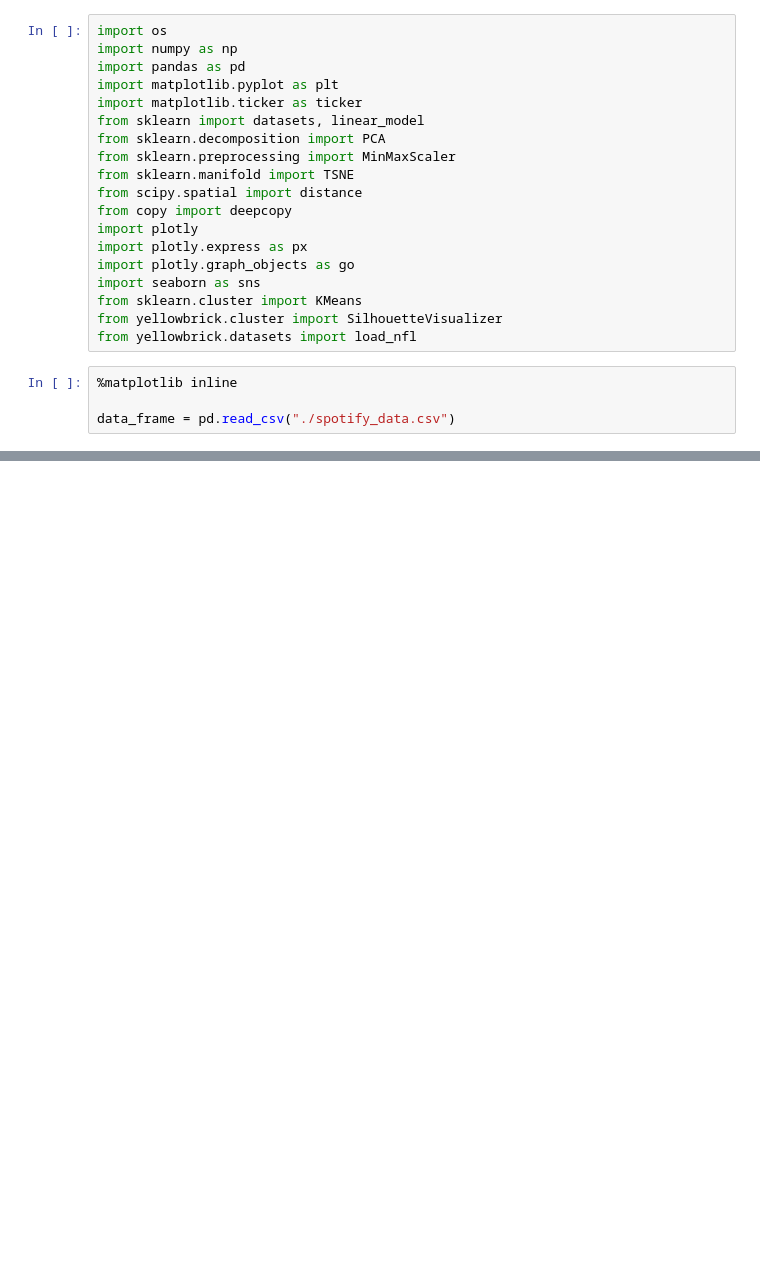
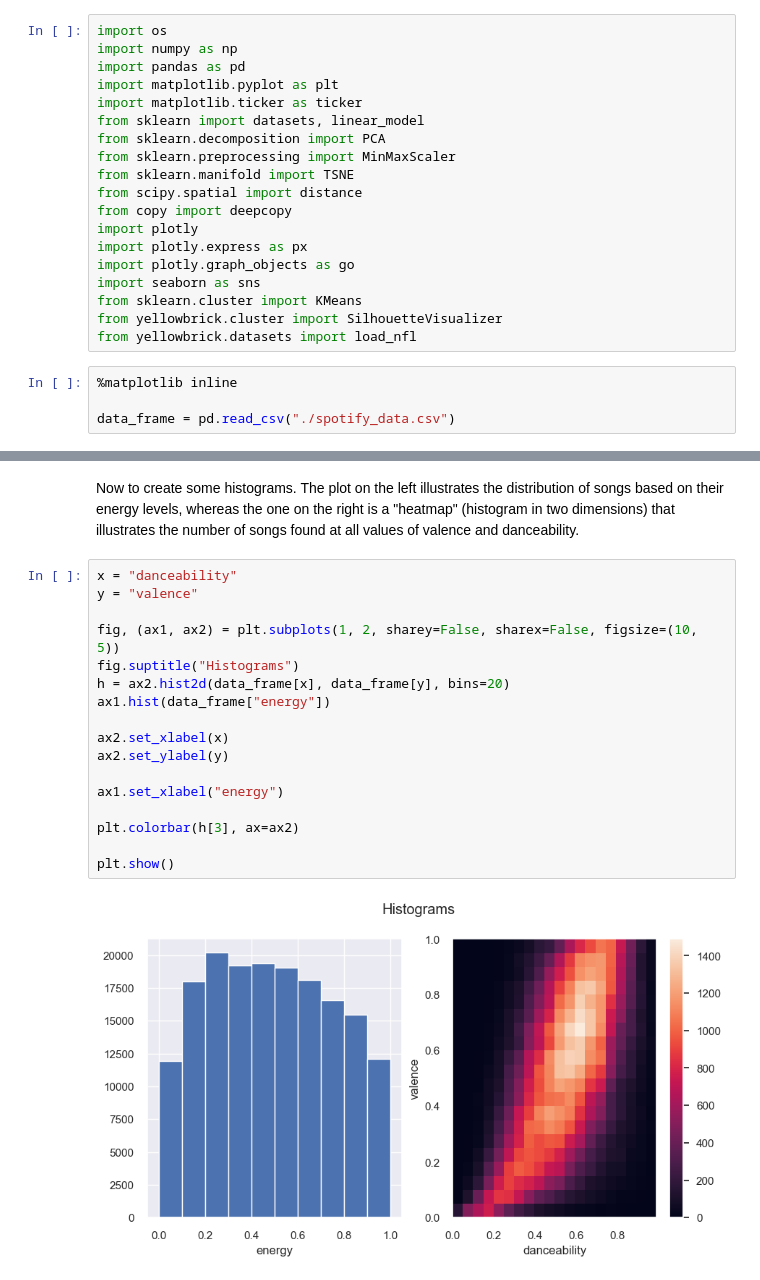
Before and after one commit to islem711/Spotify-Data-Analysis, a Jupyter notebook: Spotify-Data-Analysis.ipynb, the cells around one changed output, grey strips where cells are left out. Cells and saved outputs as stored; diff of their text form; blank space fills up the shorter version.

```diff
--- a/Spotify-Data-Analysis.ipynb
+++ b/Spotify-Data-Analysis.ipynb
@@ -61,0 +109,21 @@ fig.show()
+# %% [markdown]
+<p>Now to create some histograms. The plot on the left illustrates the distribution of songs based on their energy levels, whereas the one on the right is a "heatmap" (histogram in two dimensions) that illustrates the number of songs found at all values of valence and danceability.</p>
+# %%
+x = "danceability"
+y = "valence"
+
+fig, (ax1, ax2) = plt.subplots(1, 2, sharey=False, sharex=False, figsize=(10, 5))
+fig.suptitle("Histograms")
+h = ax2.hist2d(data_frame[x], data_frame[y], bins=20)
+ax1.hist(data_frame["energy"])
+
+ax2.set_xlabel(x)
+ax2.set_ylabel(y)
+
+ax1.set_xlabel("energy")
+
+plt.colorbar(h[3], ax=ax2)
+
+plt.show()
+# %% [output]
+[figure, added]
```
Also changed, not shown: parts of 3 cells of this notebook.
